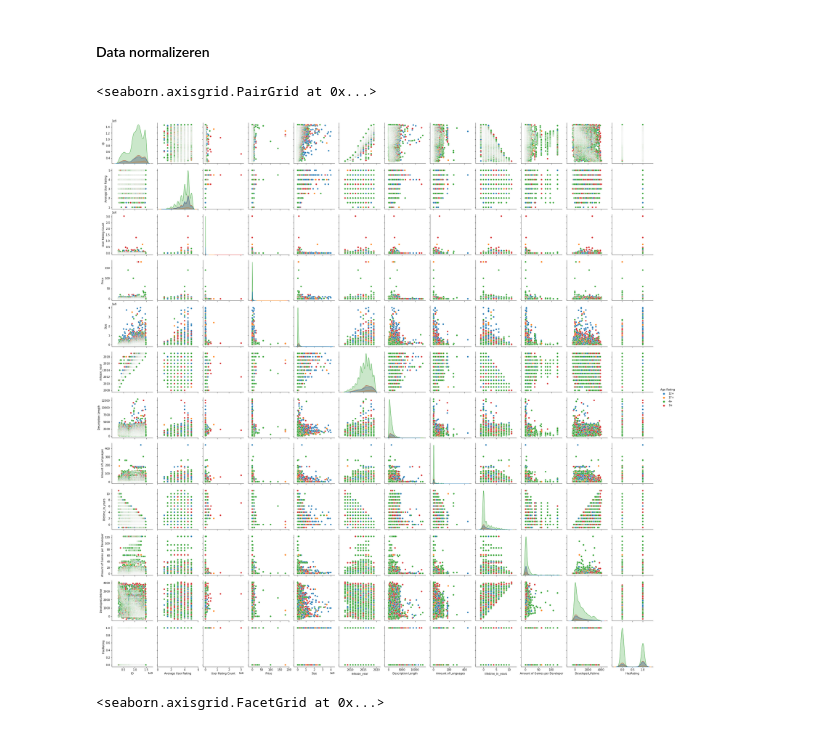
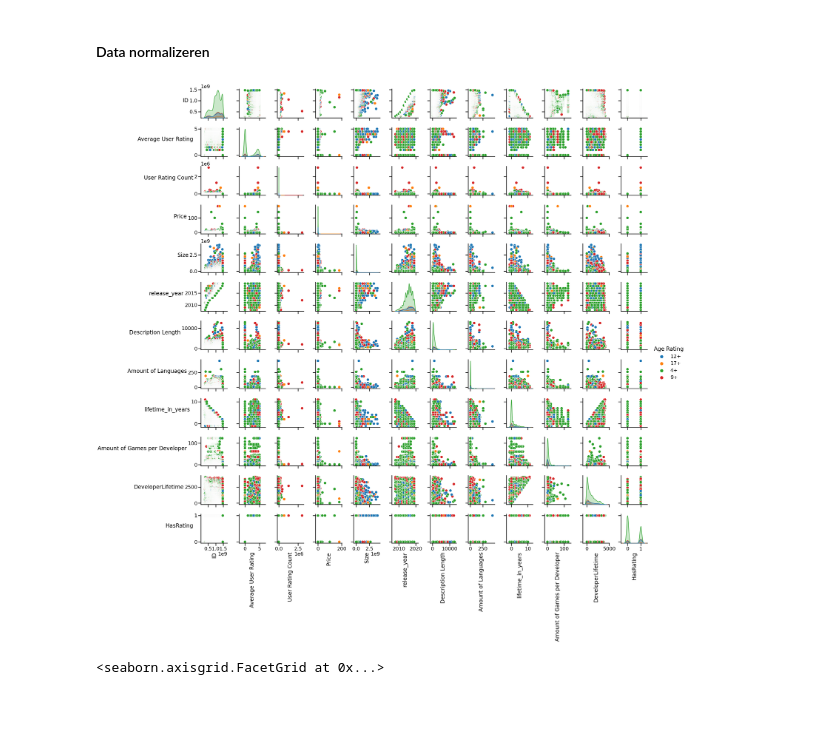
Before and after one commit to Mirmidion/PoC-Challenge2, a Jupyter notebook: YorbenNotebook.ipynb, the cells around one changed output. Drawn from its saved outputs; the diff is of its cells as text; code cells hidden in the pictures.

Commit message:
plots added

```diff
--- a/YorbenNotebook.ipynb
+++ b/YorbenNotebook.ipynb
@@ -218,7 +215,7 @@ def GetTimeOfDeveloper(column, first):
 game_data["StartOfDev"] = GetTimeOfDeveloper("Original Release Date", 0)
 game_data["EndOfDev"] = GetTimeOfDeveloper("Current Version Release Date", -1)
 game_data["DeveloperLifetime"] = game_data["EndOfDev"] - game_data["StartOfDev"]
-game_data["DeveloperLifetime"] = pd.Series([x.days for x in game_data["DeveloperLifetime"]])
+game_data["DeveloperLifetime"] = pd.Series([x.days for x in game_data["DeveloperLifetime"]]).agg(abs)
 game_data[["Developer","DeveloperLifetime"]].sort_values("DeveloperLifetime")
 # %% [output]
 |  | Developer | DeveloperLifetime |
@@ -241,18 +238,29 @@ game_data["HasRating"] = hasrating.astype("int")
 #### Lege velden invullen of weghalen
 # %%
 game_data["Price"] = game_data["Price"].fillna(0)
+game_data["Subtitle"] = game_data["Subtitle"].fillna('')
+game_data["Average User Rating"] = game_data["Average User Rating"].fillna(0)
+game_data["User Rating Count"] = game_data["User Rating Count"].fillna(0)
+game_data["Size"] = game_data["Size"].fillna(0)
+game_data["In-app Purchases"] = game_data["In-app Purchases"].fillna('')
 # %% [markdown]
 #### Data normalizeren
 # %%
 normalizedData = game_data.copy()
 normalizedData = normalizedData[["Average User Rating","User Rating Count","Price","Size"]]
 normalizedData = (normalizedData - normalizedData.min()) / (normalizedData.max() - normalizedData.min())
 normalizedData["Age Rating"] = game_data["Age Rating"]
+sns.set_context("poster")
 
-sns.pairplot(game_data, hue="Age Rating")
+g = sns.pairplot(game_data, hue="Age Rating")
+for ax in g.axes.flatten():
+    # rotate x axis labels
+    ax.set_xlabel(ax.get_xlabel(), rotation = 90)
+    # rotate y axis labels
+    ax.set_ylabel(ax.get_ylabel(), rotation =0)
+    ax.yaxis.get_label().set_horizontalalignment('right')
 # %% [output]
-<seaborn.axisgrid.PairGrid at 0x...>
-[figure, old version]
+[figure, new version]
 # %%
 sns.relplot(y='Size',x='Average User Rating', data = game_data,
             col = 'Age Rating', col_order=["4+","9+","12+","17+"],
```
Also changed, not shown: parts of 13 cells of this notebook.
